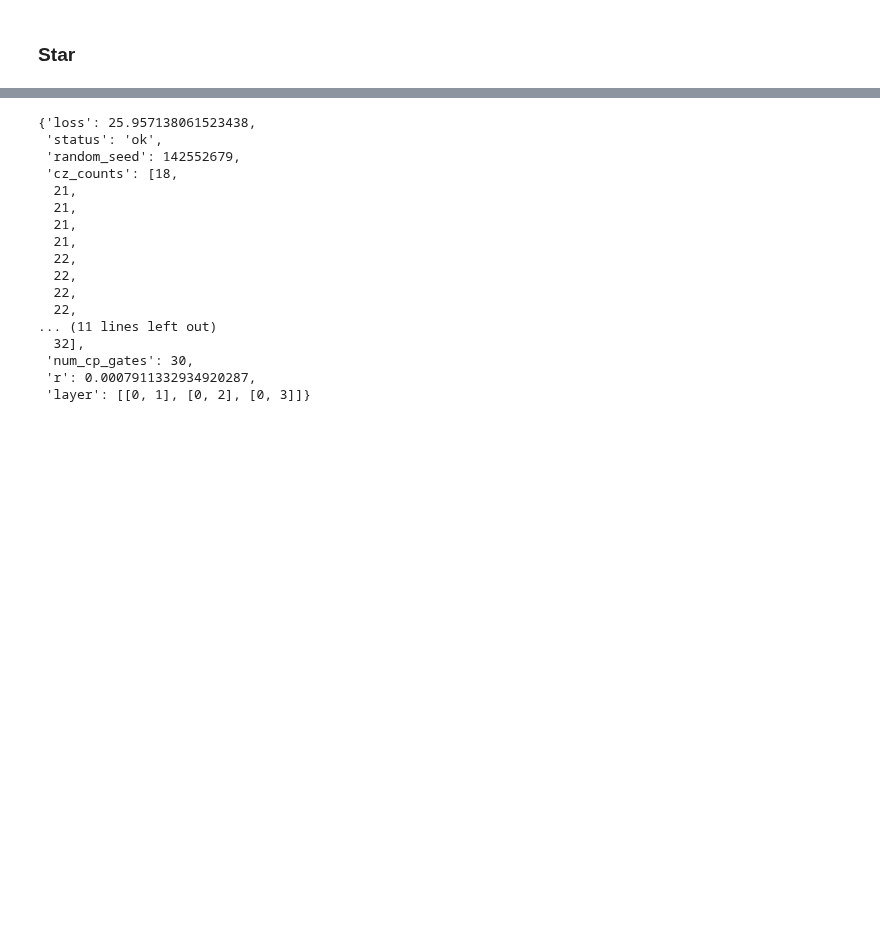
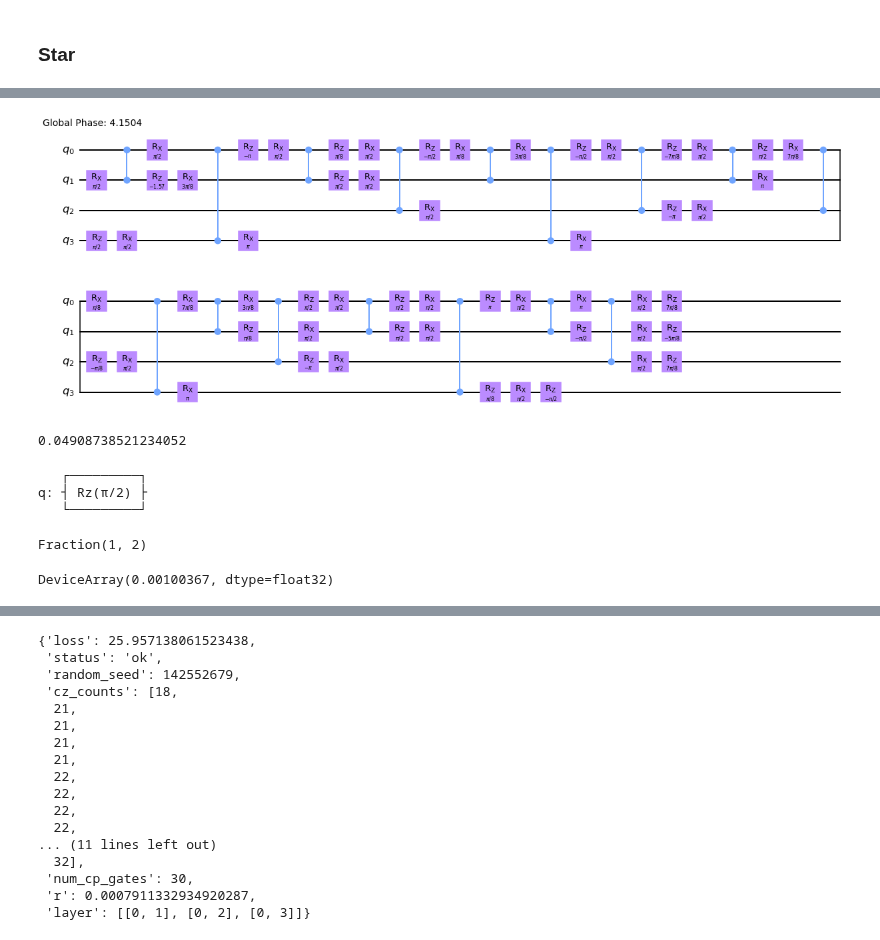
Before and after one commit to idnm/cpflow, a Jupyter notebook: paper/peppar.ipynb, the cells around one changed output, grey strips where cells are left out. Drawn from its saved outputs; the diff is of its cells as text; code cells hidden in the pictures; blank space fills up the shorter version.

```diff
--- a/paper/peppar.ipynb
+++ b/paper/peppar.ipynb
@@ -278,0 +279,3 @@ results.plot_trials()
+# %%
+d = results.decompositions[-1]
+d
@@ -278,0 +286,4 @@ results.plot_trials()
+# %%
+d.circuit.draw(output='mpl')
+# %% [output]
+[figure, added]
@@ -278,0 +292,28 @@ results.plot_trials()
+# %%
+jnp.pi/64
+# %% [output]
+0.04908738521234052
+# %%
+qc = QuantumCircuit(1)
+qc.rz(1.5718374252319336, 0)
+
+qr = rationalize_all_rgates(qc, angle_threshold=1e-2)
+qr.draw()
+# %% [output]
+   ┌─────────┐
+q: ┤ Rz(π/2) ├
+   └─────────┘
+# %%
+angle = 1.5718
+power = 4
+max_denominator = 2**power
+
+f = Fraction.from_float(angle / jnp.pi).limit_denominator(max_denominator)
+rational_angle = jnp.pi*f
+f
+# %% [output]
+Fraction(1, 2)
+# %%
+jnp.abs(rational_angle-angle)
+# %% [output]
+DeviceArray(0.00100367, dtype=float32)
```
Also changed, not shown: parts of 7 cells of this notebook, 1 other file.
